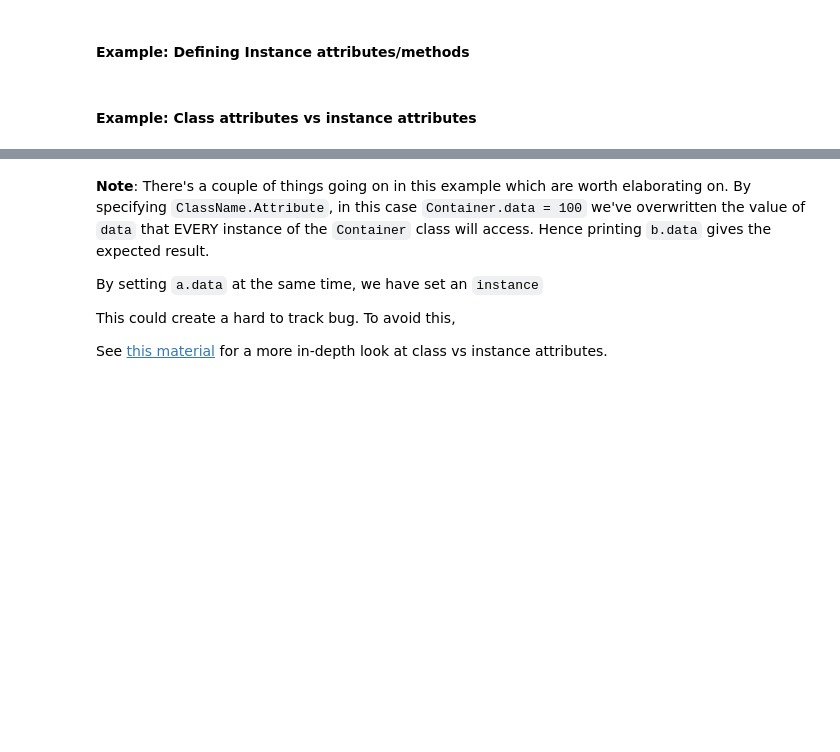
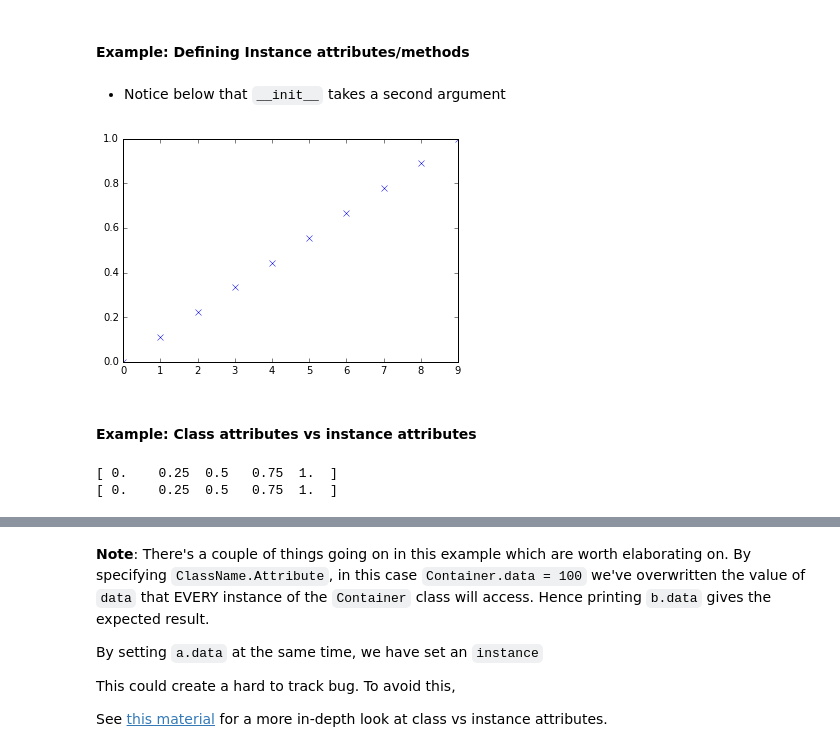
Before and after one commit to ngcm/summer-academy-2016-basics, a Jupyter notebook: Intermediate_Python/Index.ipynb, the cells around one changed output, grey strips where cells are left out. Cells and saved outputs as stored; diff of their text form; code cells hidden in the pictures; blank space fills up the shorter version.

```diff
--- a/Intermediate_Python/Index.ipynb
+++ b/Intermediate_Python/Index.ipynb
@@ -391,12 +434,36 @@ class A
+# %% [markdown]
+* Notice below that `__init__` takes a second argument
+# %%
+class Container(object):
+    """Simple container which stores an array as an instance attribute
+    and an instance method"""
+    # before we declared class attributes up here ...
+    def __init__(self, N):
+        self.data = np.linspace(0, 1, N)
+
+    def plot(self):
+        fig = plt.figure()
+        ax = fig.add_subplot(111)
+        ax.plot(self.data, 'bx')
+
+mydata = Container(10)
+mydata.plot()
+# %% [output]
+[figure, added]
 # %% [markdown]
 #### Example: Class attributes vs instance attributes
 # %%
-import numpy as np
-class Container:
-    data = np.linspace(0, 1, 5)
+class Container(object):
+    data = np.linspace(0, 1, 5)    # class attribute
+    def __init__(self):
+        pass
 
 a, b = Container(), Container()
-print(a.data, b.data)
+print(a.data)
+print(b.data)
+# %% [output]
+[ 0.    0.25  0.5   0.75  1.  ]
+[ 0.    0.25  0.5   0.75  1.  ]
 # %%
 a.data = 0                     # Creates new INSTANCE attribute
 Container.data = 100           # Overwrites CLASS attribute
```
Also changed, not shown: parts of 45 cells of this notebook.
